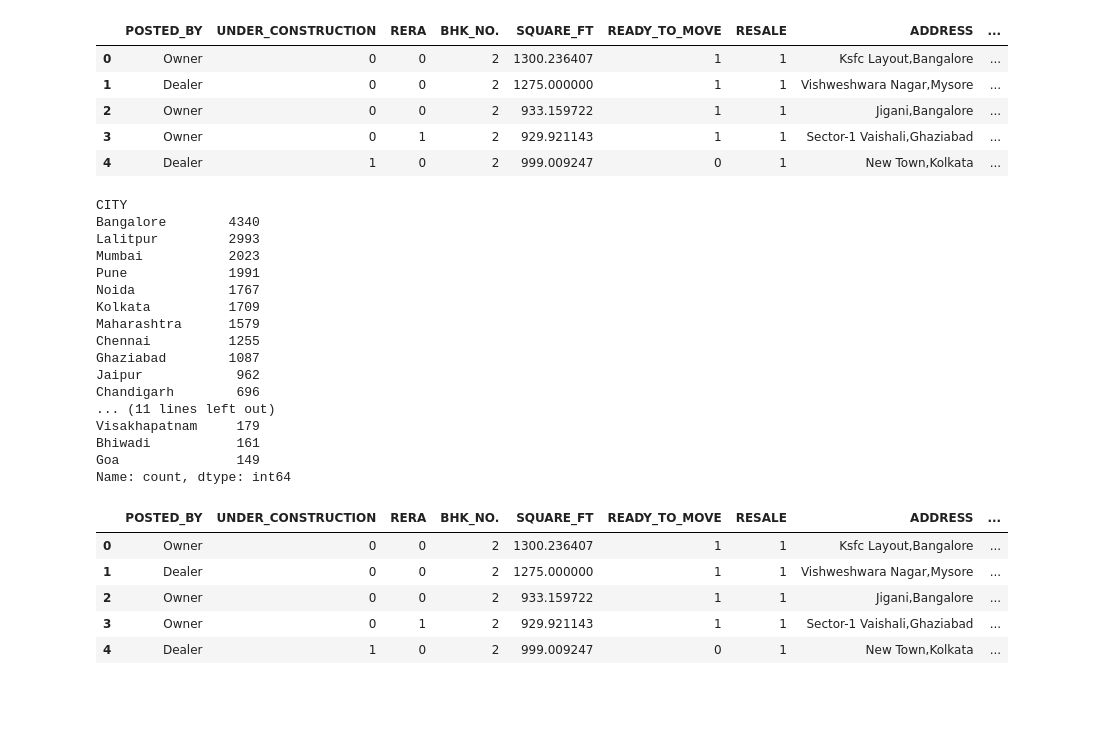
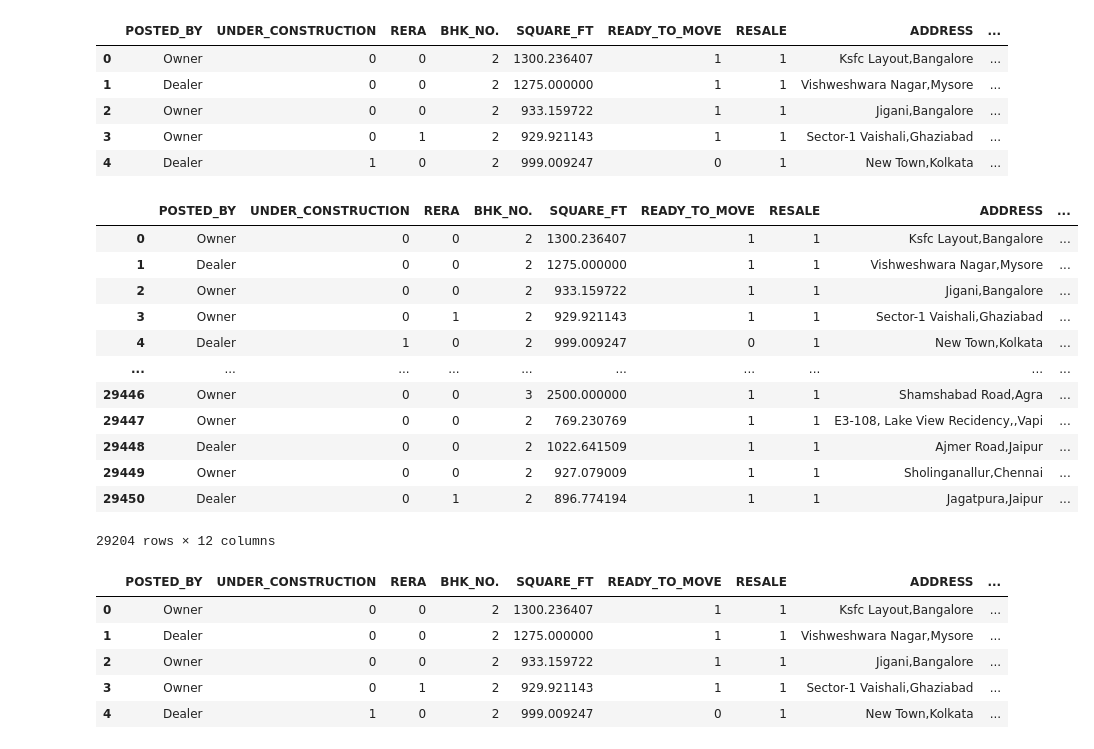
Before and after one commit to Partha-Suresh/XAI-Project, a Jupyter notebook: notebooks/Property Value Regression/Cleaning.ipynb, the cells around one changed output. Saved outputs shown, nothing was run; the diff lists cells and outputs as text; code cells hidden in the pictures; blank space fills up the shorter version.

```diff
--- a/notebooks/Property Value Regression/Cleaning.ipynb
+++ b/notebooks/Property Value Regression/Cleaning.ipynb
@@ -102,26 +102,27 @@ df.head()
 | 2 | Owner | 0 | 0 | 2 | 933.159722 | 1 | 1 | Jigani,Bangalore | ... |
 | 3 | Owner | 0 | 1 | 2 | 929.921143 | 1 | 1 | Sector-1 Vaishali,Ghaziabad | ... |
 | 4 | Dealer | 1 | 0 | 2 | 999.009247 | 0 | 1 | New Town,Kolkata | ... |
-# %%
-df['CITY'].value_counts(ascending=False).head(25)
-# %% [output]
-CITY
-Bangalore        4340
-Lalitpur         2993
-Mumbai           2023
-Pune             1991
-Noida            1767
-Kolkata          1709
-Maharashtra      1579
-Chennai          1255
-Ghaziabad        1087
-Jaipur            962
-Chandigarh        696
-... (11 lines left out)
-Visakhapatnam     179
-Bhiwadi           161
-Goa               149
-Name: count, dtype: int64
+# %%
+# remove the entries where that city has occured less than 5 times
+
+city_counts = df["CITY"].value_counts()
+df = df[df["CITY"].isin(city_counts[city_counts>5].index)]
+
+df
+# %% [output]
+|  | POSTED_BY | UNDER_CONSTRUCTION | RERA | BHK_NO. | SQUARE_FT | READY_TO_MOVE | RESALE | ADDRESS | ... |
+| 0 | Owner | 0 | 0 | 2 | 1300.236407 | 1 | 1 | Ksfc Layout,Bangalore | ... |
+| 1 | Dealer | 0 | 0 | 2 | 1275.000000 | 1 | 1 | Vishweshwara Nagar,Mysore | ... |
+| 2 | Owner | 0 | 0 | 2 | 933.159722 | 1 | 1 | Jigani,Bangalore | ... |
+| 3 | Owner | 0 | 1 | 2 | 929.921143 | 1 | 1 | Sector-1 Vaishali,Ghaziabad | ... |
+| 4 | Dealer | 1 | 0 | 2 | 999.009247 | 0 | 1 | New Town,Kolkata | ... |
+| ... | ... | ... | ... | ... | ... | ... | ... | ... | ... |
+| 29446 | Owner | 0 | 0 | 3 | 2500.000000 | 1 | 1 | Shamshabad Road,Agra | ... |
+| 29447 | Owner | 0 | 0 | 2 | 769.230769 | 1 | 1 | E3-108, Lake View Recidency,,Vapi | ... |
+| 29448 | Dealer | 0 | 0 | 2 | 1022.641509 | 1 | 1 | Ajmer Road,Jaipur | ... |
+| 29449 | Owner | 0 | 0 | 2 | 927.079009 | 1 | 1 | Sholinganallur,Chennai | ... |
+| 29450 | Dealer | 0 | 1 | 2 | 896.774194 | 1 | 1 | Jagatpura,Jaipur | ... |
+29204 rows × 12 columns
 # %%
 def map_city(city):
     if city in ['Ahmedabad', 'Bangalore', 'Chennai', 'Delhi', 'Hyderabad', 'Kolkata', 'Mumbai', 'Pune']:
```
Also changed, not shown: parts of 9 cells of this notebook.
